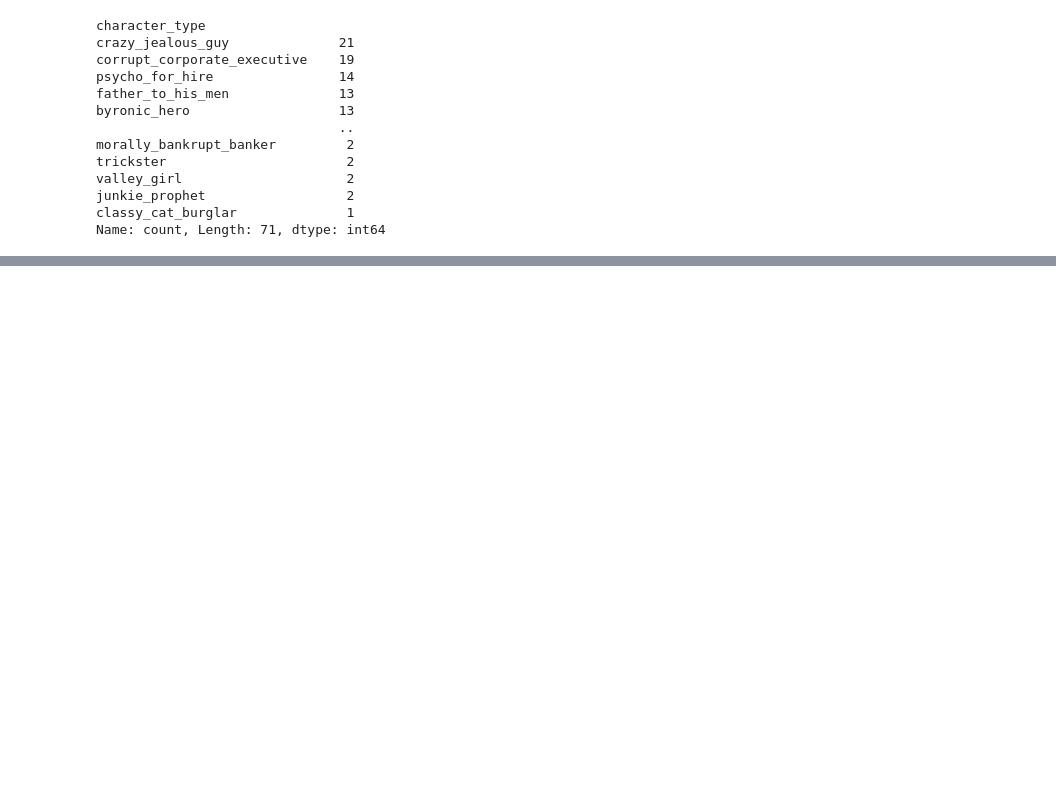
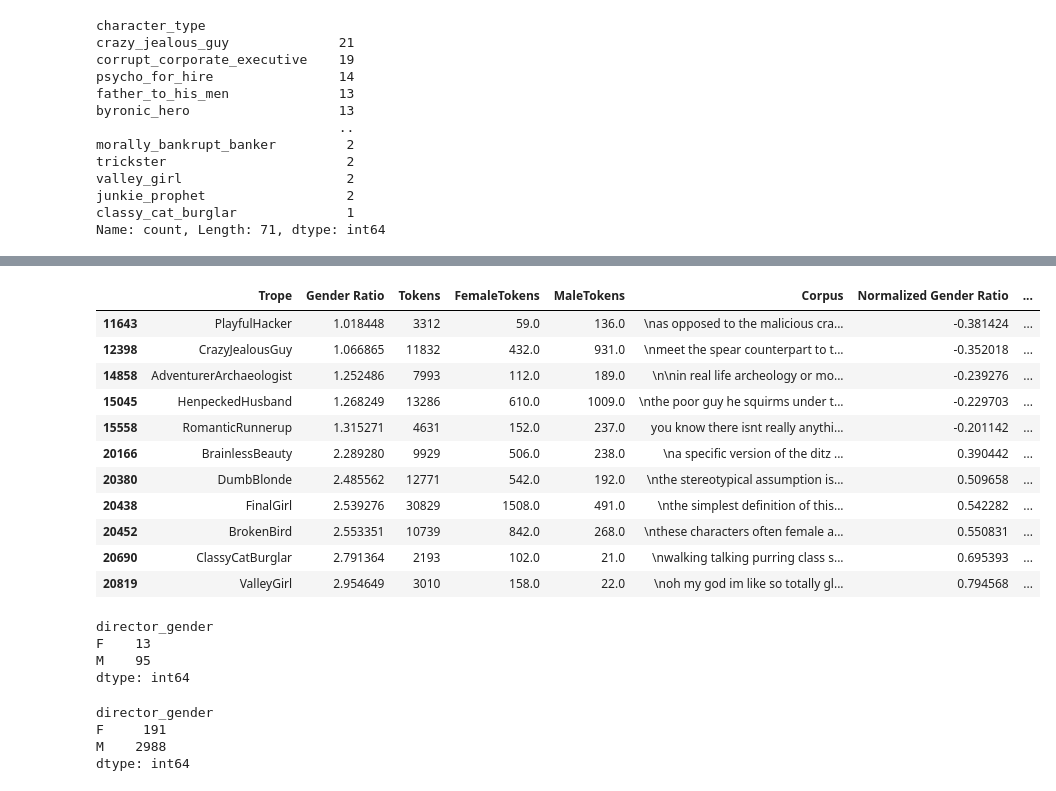
Before and after one commit to epfl-ada/ada-2024-project-adapocalypse, a Jupyter notebook: results.ipynb, the cells around one changed output, grey strips where cells are left out. Cells and saved outputs as stored; diff of their text form; code cells hidden in the pictures; blank space fills up the shorter version.

Commit message:
tvtropes augmewnted

```diff
--- a/results.ipynb
+++ b/results.ipynb
@@ -1168,0 +1344,2 @@ fig.show()
+# %%
+genderedness_df = load_csv(EXTERNAL_DATA_FOLDER_PATH+ 'genderedness_filtered.csv')
@@ -1168,0 +1357,2 @@ fig.show()
+# %%
+tvtropes_stats_df = genderedness_df[genderedness_df['Trope'].isin(filtered_film_tropes_df['Trope'].unique())]
@@ -1168,0 +1364,4 @@ fig.show()
+# %%
+tvtropes_stats_df = tvtropes_stats_df.drop(['Unnamed: 0', 'Unnamed: 0.1'], axis=1)
+# %%
+filtered_stats_df = tvtropes_stats_df[tvtropes_stats_df['Gender Ratio'] > 1.0]
@@ -1168,0 +1387,29 @@ fig.show()
+# %%
+filtered_stats_df
+# %% [output]
+|  | Trope | Gender Ratio | Tokens | FemaleTokens | MaleTokens | Corpus | Normalized Gender Ratio | ... |
+| 11643 | PlayfulHacker | 1.018448 | 3312 | 59.0 | 136.0 | \nas opposed to the malicious cra... | -0.381424 | ... |
+| 12398 | CrazyJealousGuy | 1.066865 | 11832 | 432.0 | 931.0 | \nmeet the spear counterpart to t... | -0.352018 | ... |
+| 14858 | AdventurerArchaeologist | 1.252486 | 7993 | 112.0 | 189.0 | \n\nin real life archeology or mo... | -0.239276 | ... |
+| 15045 | HenpeckedHusband | 1.268249 | 13286 | 610.0 | 1009.0 | \nthe poor guy he squirms under t... | -0.229703 | ... |
+| 15558 | RomanticRunnerup | 1.315271 | 4631 | 152.0 | 237.0 | you know there isnt really anythi... | -0.201142 | ... |
+| 20166 | BrainlessBeauty | 2.289280 | 9929 | 506.0 | 238.0 | \na specific version of the ditz ... | 0.390442 | ... |
+| 20380 | DumbBlonde | 2.485562 | 12771 | 542.0 | 192.0 | \nthe stereotypical assumption is... | 0.509658 | ... |
+| 20438 | FinalGirl | 2.539276 | 30829 | 1508.0 | 491.0 | \nthe simplest definition of this... | 0.542282 | ... |
+| 20452 | BrokenBird | 2.553351 | 10739 | 842.0 | 268.0 | \nthese characters often female a... | 0.550831 | ... |
+| 20690 | ClassyCatBurglar | 2.791364 | 2193 | 102.0 | 21.0 | \nwalking talking purring class s... | 0.695393 | ... |
+| 20819 | ValleyGirl | 2.954649 | 3010 | 158.0 | 22.0 | \noh my god im like so totally gl... | 0.794568 | ... |
+# %%
+filtered_film_tropes_df[filtered_film_tropes_df['Trope'] == 'DumbBlonde'].groupby('director_gender').size()
+# %% [output]
+director_gender
+F    13
+M    95
+dtype: int64
+# %%
+filtered_film_tropes_df.groupby('director_gender').size()
+# %% [output]
+director_gender
+F     191
+M    2988
+dtype: int64
```
Also changed, not shown: parts of 30 cells of this notebook, 1 other file.
